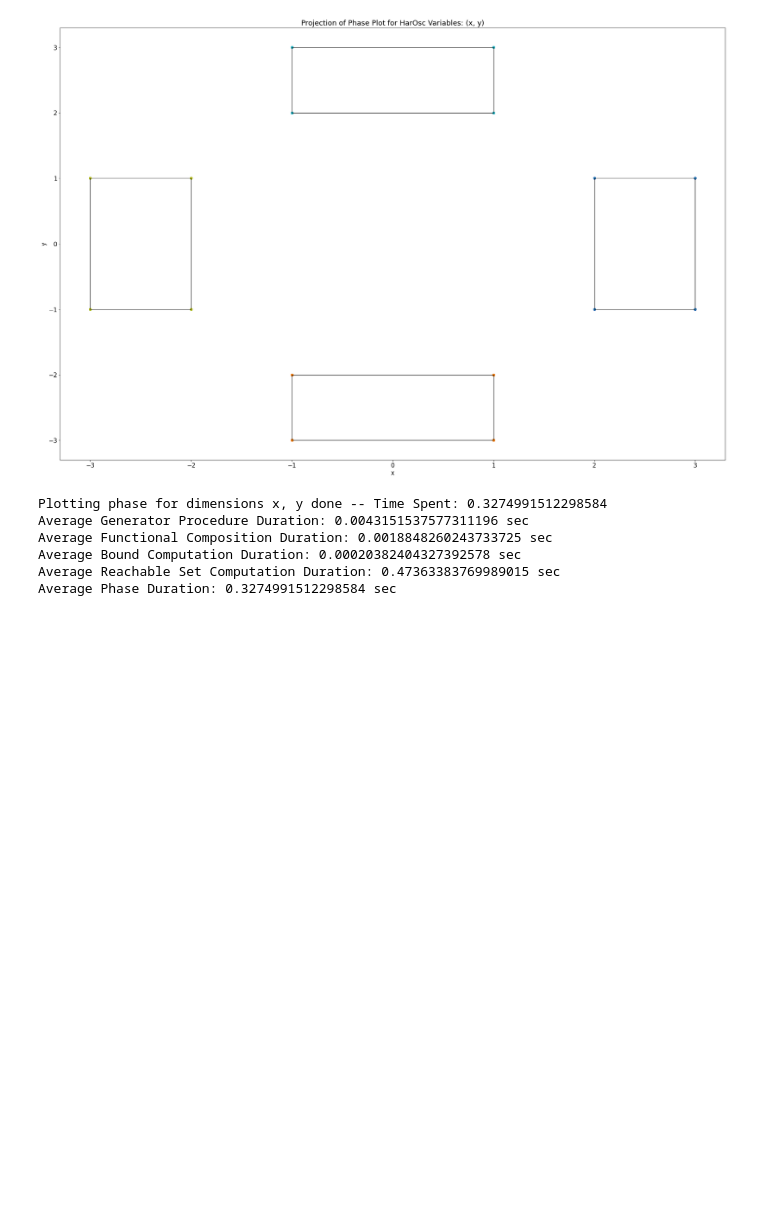
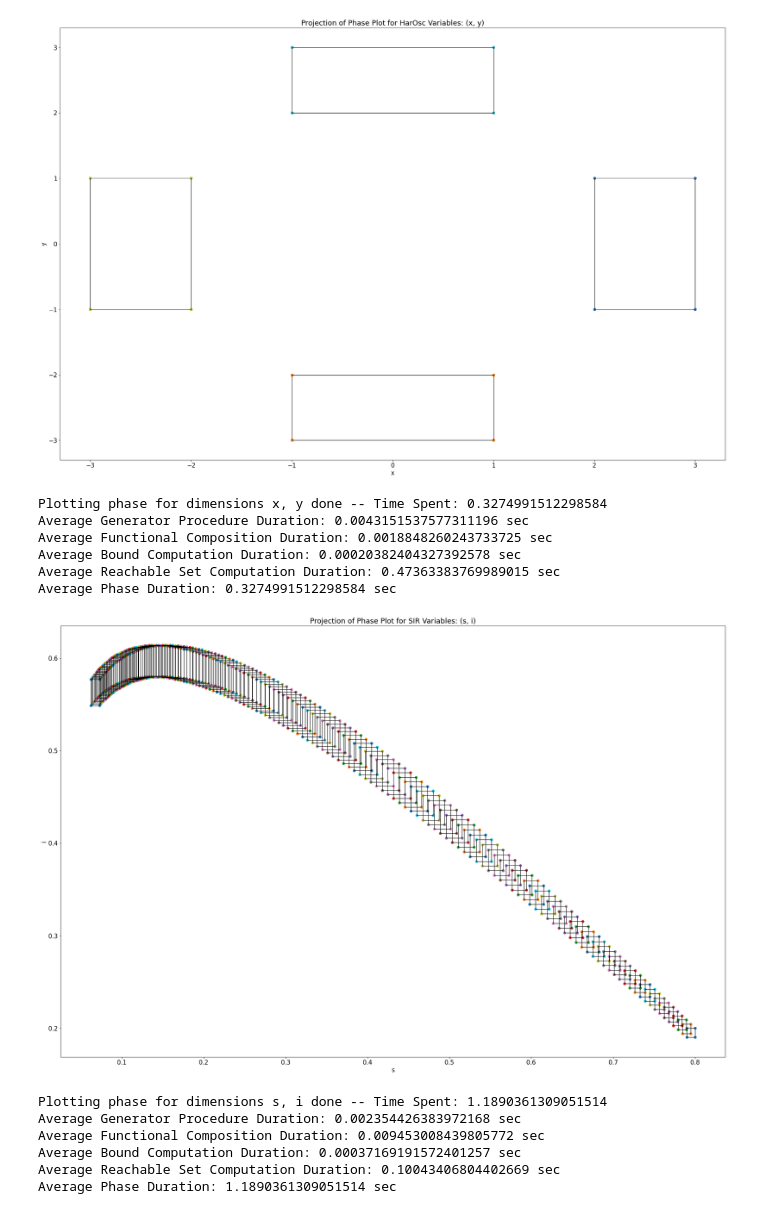
Before and after one commit to Tarheel-Formal-Methods/kaa-dynamic, a Jupyter notebook: vdp-test.ipynb, the cells around one changed output. Drawn from its saved outputs; the diff is of its cells as text; code cells hidden in the pictures; blank space fills up the shorter version.

Commit message:
SIR Phase test added.

```diff
--- a/vdp-test.ipynb
+++ b/vdp-test.ipynb
@@ -64,3 +65,27 @@ Average Functional Composition Duration: 0.0018848260243733725 sec
 Average Bound Computation Duration: 0.00020382404327392578 sec
 Average Reachable Set Computation Duration: 0.47363383769989015 sec
 Average Phase Duration: 0.3274991512298584 sec
+# %%
+model = SIR()
+#unit_model = VanDerPol_UnitBox()
+
+mod_reach = ReachSet(model)
+#unit_mod_reach = ReachSet(unit_model)
+
+mod_flow = mod_reach.computeReachSet(150)
+#unit_mod_flow = unit_mod_reach.computeReachSet(150)
+
+sir_plot = Plot()
+sir_plot.add(mod_flow, "SIR")
+#vdp_plot.add(unit_mod_flow, "VDP_UNIT")
+sir_plot.plot2DPhase(0,1)
+
+Timer.generate_stats()
+# %% [output]
+[figure, added]
+Plotting phase for dimensions s, i done -- Time Spent: 1.1890361309051514
+Average Generator Procedure Duration: 0.002354426383972168 sec
+Average Functional Composition Duration: 0.009453008439805772 sec
+Average Bound Computation Duration: 0.00037169191572401257 sec
+Average Reachable Set Computation Duration: 0.10043406804402669 sec
+Average Phase Duration: 1.1890361309051514 sec
```
Also changed, not shown: parts of 1 cell of this notebook.
